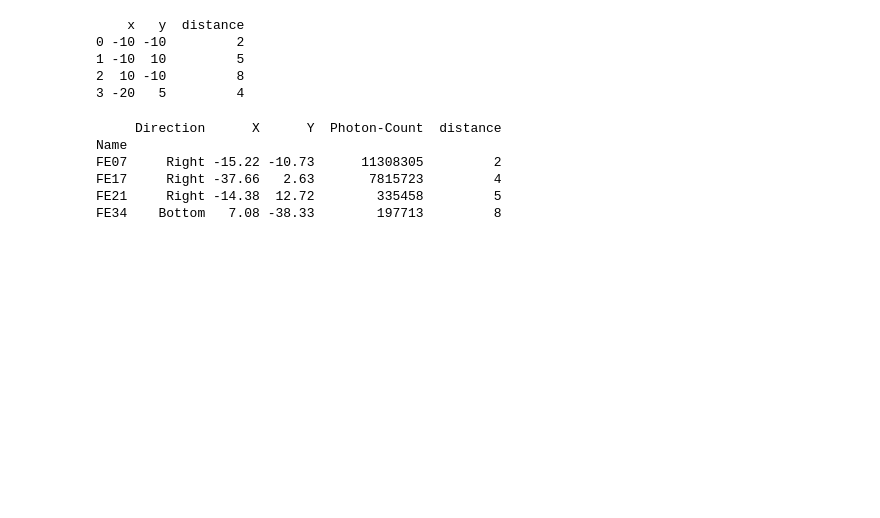
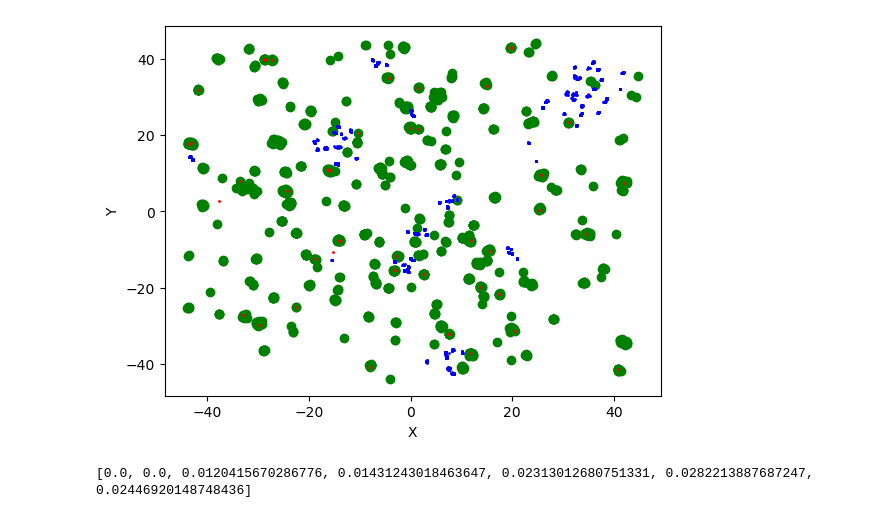
Before and after one commit to nicomii/astro_ladder, a Jupyter notebook: X-rayFlash.ipynb, the cells around one changed output. Saved outputs shown, nothing was run; the diff lists cells and outputs as text; code cells hidden in the pictures; blank space fills up the shorter version.

```diff
--- a/X-rayFlash.ipynb
+++ b/X-rayFlash.ipynb
@@ -1,19 +0,0 @@
-# %%
-import numpy as numpy
-import pandas as pd
-import math
-import matplotlib.pyplot as plt
-
-import warnings
-warnings.filterwarnings('ignore')
-
-#create simulated galaxy data
-galaxy = pd.DataFrame([[-10, -10, 2],[-10, 10, 5], [10, -10, 8], [-20, 5, 4]],
-                  columns=['x', 'y', 'distance'])
-print(galaxy)
-# %% [output]
-    x   y  distance
-0 -10 -10         2
-1 -10  10         5
-2  10 -10         8
-3 -20   5         4
@@ -30,33 +0,0 @@ highestFlashes['distance'] = 0
-# %%
-#galaxy dataframe to arrays
-galaxyx = galaxy['x'].to_numpy()
-galaxyy = galaxy['y'].to_numpy()
-galaxydistance=galaxy['distance'].to_numpy()
-length=len(galaxyx)
-
-#repeat for every flash flash
-for i in range(0, k):
-    #get coords of x-ray flash
-    FX=highestFlashes.iat[i,1]
-    FY=highestFlashes.iat[i,2]
-
-    closeradius=math.sqrt((galaxyx[0]-FX)**2+(galaxyy[0]-FY)**2)
-    closedistance=galaxydistance[0]
-
-    #find closest galaxy to x-ray flash
-    for counter in range (0, length):
-        radius=math.sqrt((galaxyx[counter]-FX)**2+(galaxyy[counter]-FY)**2)
-        if radius< closeradius:
-            closeradius=radius
-            closedistance=galaxydistance[counter]
-    #distance of the xray flash= distance of closest galaxy
-    highestFlashes.iat[i,4]=closedistance
-
-print(highestFlashes)
-# %% [output]
-     Direction      X      Y  Photon-Count  distance
-Name
-FE07     Right -15.22 -10.73      11308305         2
-FE17     Right -37.66   2.63       7815723         4
-FE21     Right -14.38  12.72        335458         5
-FE34    Bottom   7.08 -38.33        197713         8
@@ -62,0 +46,10 @@ FE34    Bottom   7.08 -38.33        197713         8
+# %%
+#plot of galaxy, variable star and x-ray flash
+plt.plot(gx,gy,color='green', marker='o', linestyle='none')
+plt.plot(fx,fy,color='red', marker='o', linestyle='none', markersize=1)
+plt.plot(vx,vy,color='blue', marker='o', linestyle='none', markersize=1)
+plt.xlabel("X")
+plt.ylabel("Y")
+plt.show()
+# %% [output]
+[figure, added]
@@ -63 +79,18 @@ FE34    Bottom   7.08 -38.33        197713         8
+# %%
+#identify a home galaxy for each of the highest flashes
+
+#repeat for every flash
+for i in range(0, k):
+    #get coords of x-ray flash
+    bx=hfx[i]
+    by=hfy[i]
+    #find home galaxy
+    identifier=home(gx, gy, bx, by, length) #returns index of home galaxy
+
+    #distance of the xray flash= distance of closest galaxy
+    hfdlist[i]=gdlist[identifier]
+
+print(hfdlist)
+# %% [output]
+[0.0, 0.0, 0.0120415670286776, 0.01431243018463647, 0.02313012680751331, 0.0282213887687247, 0.02446920148748436]
 # %%
```
Also changed, not shown: parts of 10 cells of this notebook.
